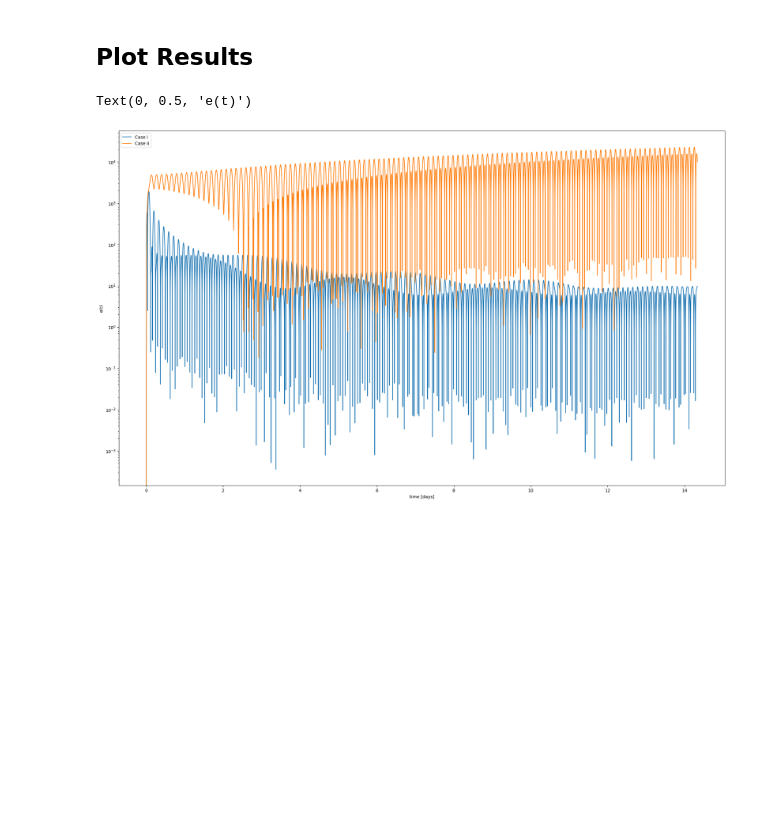
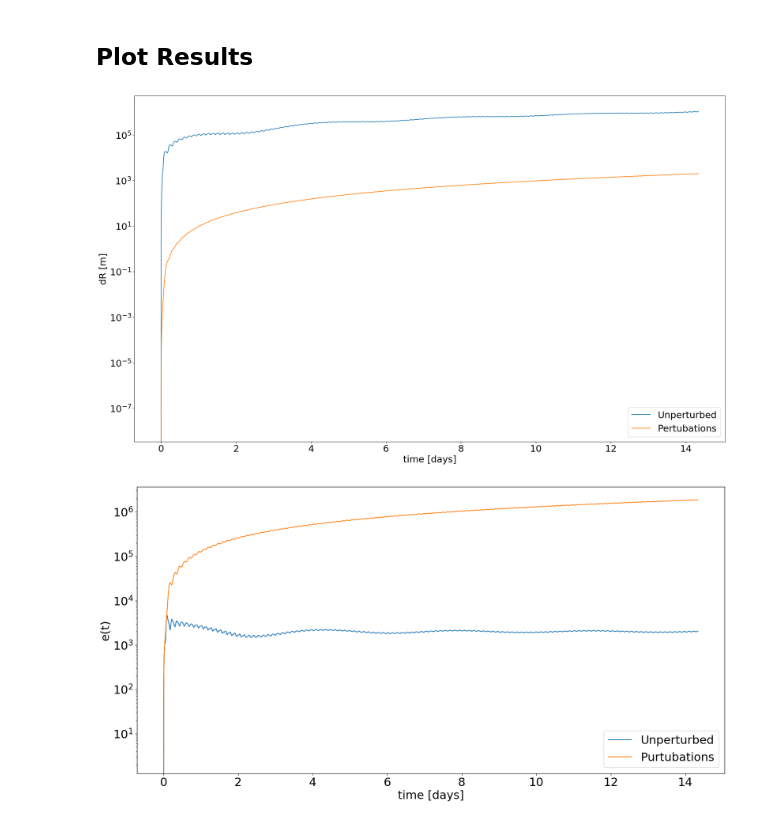
Before and after one commit to Jaspervrijenhoek98/NumericalAstrodynamicsAssignments1_2020_Vrijenhoek, a Jupyter notebook: Assignment1/juice_propagation_Q4.ipynb, the cells around one changed output. Saved outputs shown, nothing was run; the diff lists cells and outputs as text; code cells hidden in the pictures; blank space fills up the shorter version.

```diff
--- a/Assignment1/juice_propagation_Q4.ipynb
+++ b/Assignment1/juice_propagation_Q4.ipynb
@@ -239,8 +240,10 @@ difference_in_cartesian_position_case_i = []
 difference_in_cartesian_position_case_ii = []
 
 for t in time:
-    difference_in_cartesian_position_case_i.append(abs(np.linalg.norm(simulation_result_unperturbed[t][:3]) - np.linalg.norm(simulation_result_i[t][:3])))
-    difference_in_cartesian_position_case_ii.append(abs(np.linalg.norm(simulation_result_unperturbed[t][:3]) - np.linalg.norm(simulation_result_ii[t][:3])))
+    difference_in_cartesian_position_case_i.append(np.linalg.norm(np.array(simulation_result_unperturbed[t][:3]) - np.array(simulation_result_i[t][:3])))
+    difference_in_cartesian_position_case_ii.append(np.linalg.norm(np.array(simulation_result_unperturbed[t][:3]) - np.array(simulation_result_ii[t][:3])))
+
+
 
 
 var_un = np.vstack(list(dependent_variables_unperturbed.values()))
@@ -265,20 +268,25 @@ for i in range(len(a_i)):
 # %% [markdown]
 ## Plot Results
 # %%
+fig=plt.figure(figsize=(25,15), dpi= 100, facecolor='w', edgecolor='k')
+matplotlib.rcParams.update({'font.size': 22})
+plt.plot(time_days, difference_in_cartesian_position_case_i, label = "Unperturbed")
+plt.plot(time_days, difference_in_cartesian_position_case_ii, label = "Pertubations")
+plt.yscale('log')
+plt.ylabel('dR [m]')
+plt.xlabel("time [days]")
+plt.legend(loc = 'lower right')
+plt.savefig("Q4_1.png")
 
-
-fig=plt.figure(figsize=(25,15), dpi= 100, facecolor='w', edgecolor='k')
-plt.plot(time_days, difference_in_cartesian_position_case_i, time_days, difference_in_cartesian_position_case_ii)
-
-#plt.show()
-
-fig=plt.figure(figsize=(25,15), dpi= 100, facecolor='w', edgecolor='k')
-plt.plot(time_days[:-1], e_i, label = 'Case i')
-plt.plot(time_days[:-1], e_ii, label = "Case ii")
-plt.legend()
+fig=plt.figure(figsize=(20,10), dpi= 100, facecolor='w', edgecolor='k')
+matplotlib.rcParams.update({'font.size': 22})
+plt.plot(time_days[:-1], e_i, label = 'Unperturbed')
+plt.plot(time_days[:-1], e_ii, label = "Purtubations")
+plt.legend(loc = 'lower right')
 plt.yscale("log")
 plt.xlabel("time [days]")
 plt.ylabel("e(t)")
+plt.savefig("Q4_2.png")
 # %% [output]
-Text(0, 0.5, 'e(t)')
-[figure, old version]
+[figure, new version]
+[figure, added]
```
Also changed, not shown: parts of 1 cell of this notebook.
